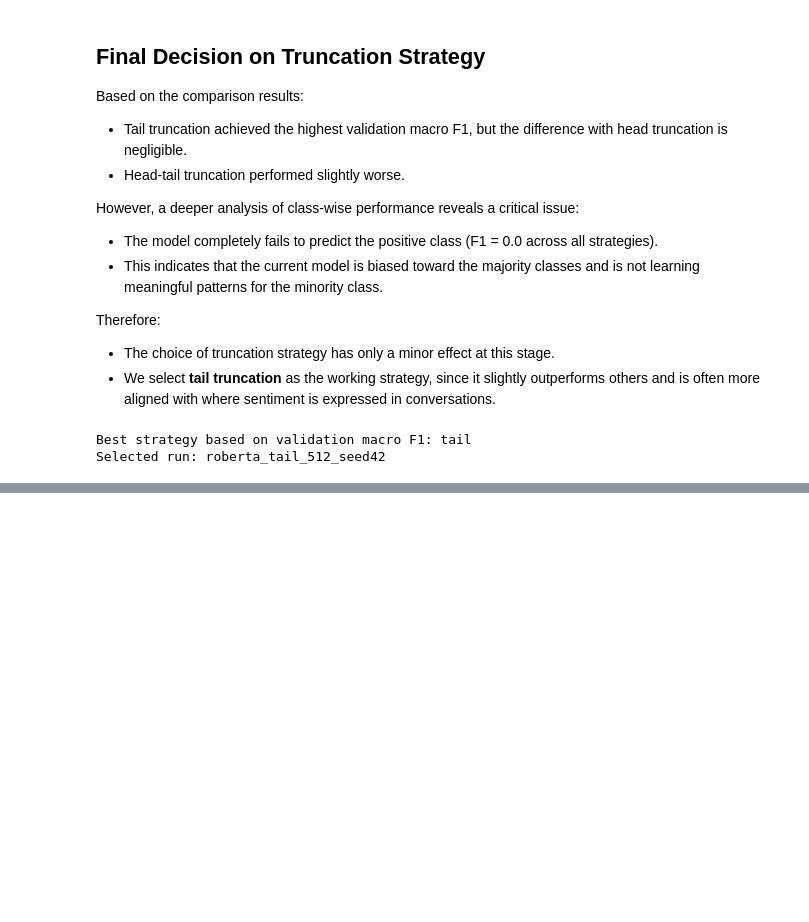
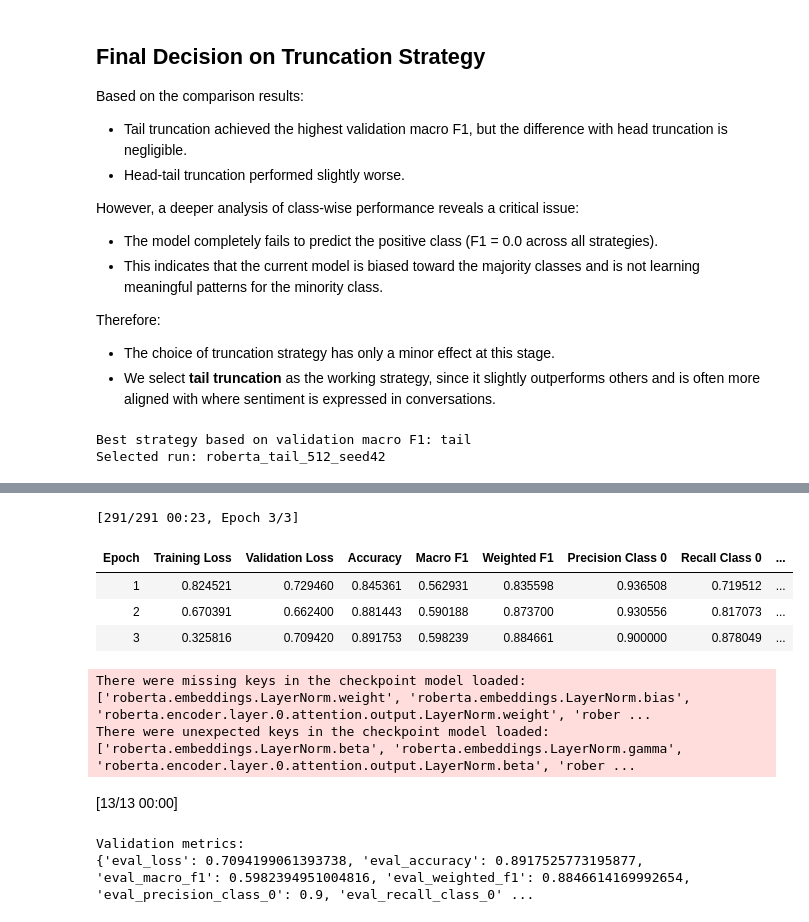
Before and after one commit to sulucay01/DI725-assignment1, a Jupyter notebook: notebooks/03_modeling_baseline.ipynb, the cells around one changed output, grey strips where cells are left out. Drawn from its saved outputs; the diff is of its cells as text; code cells hidden in the pictures; blank space fills up the shorter version.

Commit message:
Add class-weighted loss experiment for tail-truncated RoBERTa baseline

```diff
--- a/notebooks/03_modeling_baseline.ipynb
+++ b/notebooks/03_modeling_baseline.ipynb
@@ -1208,0 +1226,6 @@ Selected run: roberta_tail_512_seed42
+# %%
+BEST_TRUNCATION_STRATEGY = "tail"
+BEST_MAX_LENGTH = 512
+
+print("Selected truncation strategy:", BEST_TRUNCATION_STRATEGY)
+print("Selected max length:", BEST_MAX_LENGTH)
@@ -1208,0 +1326,21 @@ Selected run: roberta_tail_512_seed42
+# %%
+class WeightedTrainer(Trainer):
+    def __init__(self, class_weights=None, *args, **kwargs):
+        super().__init__(*args, **kwargs)
+        self.class_weights = class_weights
+
+    def compute_loss(self, model, inputs, return_outputs=False, **kwargs):
+        labels = inputs.get("labels")
+        outputs = model(
+            input_ids=inputs.get("input_ids"),
+            attention_mask=inputs.get("attention_mask"),
+            labels=None
+        )
+        logits = outputs.get("logits")
+
+        loss_fct = nn.CrossEntropyLoss(
+            weight=self.class_weights.to(logits.device)
+        )
+        loss = loss_fct(logits, labels)
+
+        return (loss, outputs) if return_outputs else loss
@@ -1208,0 +1441,17 @@ Selected run: roberta_tail_512_seed42
+# %%
+weighted_train_result = weighted_trainer.train()
+weighted_val_metrics = weighted_trainer.evaluate()
+
+print("\nValidation metrics:")
+print(weighted_val_metrics)
+# %% [output]
+[291/291 00:23, Epoch 3/3]
+| Epoch | Training Loss | Validation Loss | Accuracy | Macro F1 | Weighted F1 | Precision Class 0 | Recall Class 0 | ... |
+| 1 | 0.824521 | 0.729460 | 0.845361 | 0.562931 | 0.835598 | 0.936508 | 0.719512 | ... |
+| 2 | 0.670391 | 0.662400 | 0.881443 | 0.590188 | 0.873700 | 0.930556 | 0.817073 | ... |
+| 3 | 0.325816 | 0.709420 | 0.891753 | 0.598239 | 0.884661 | 0.900000 | 0.878049 | ... |
+There were missing keys in the checkpoint model loaded: ['roberta.embeddings.LayerNorm.weight', 'roberta.embeddings.LayerNorm.bias', 'roberta.encoder.layer.0.attention.output.LayerNorm.weight', 'rober ...
+There were unexpected keys in the checkpoint model loaded: ['roberta.embeddings.LayerNorm.beta', 'roberta.embeddings.LayerNorm.gamma', 'roberta.encoder.layer.0.attention.output.LayerNorm.beta', 'rober ...
+[13/13 00:00]
+Validation metrics:
+{'eval_loss': 0.7094199061393738, 'eval_accuracy': 0.8917525773195877, 'eval_macro_f1': 0.5982394951004816, 'eval_weighted_f1': 0.8846614169992654, 'eval_precision_class_0': 0.9, 'eval_recall_class_0' ...
```
Also changed, not shown: parts of 20 cells of this notebook.
